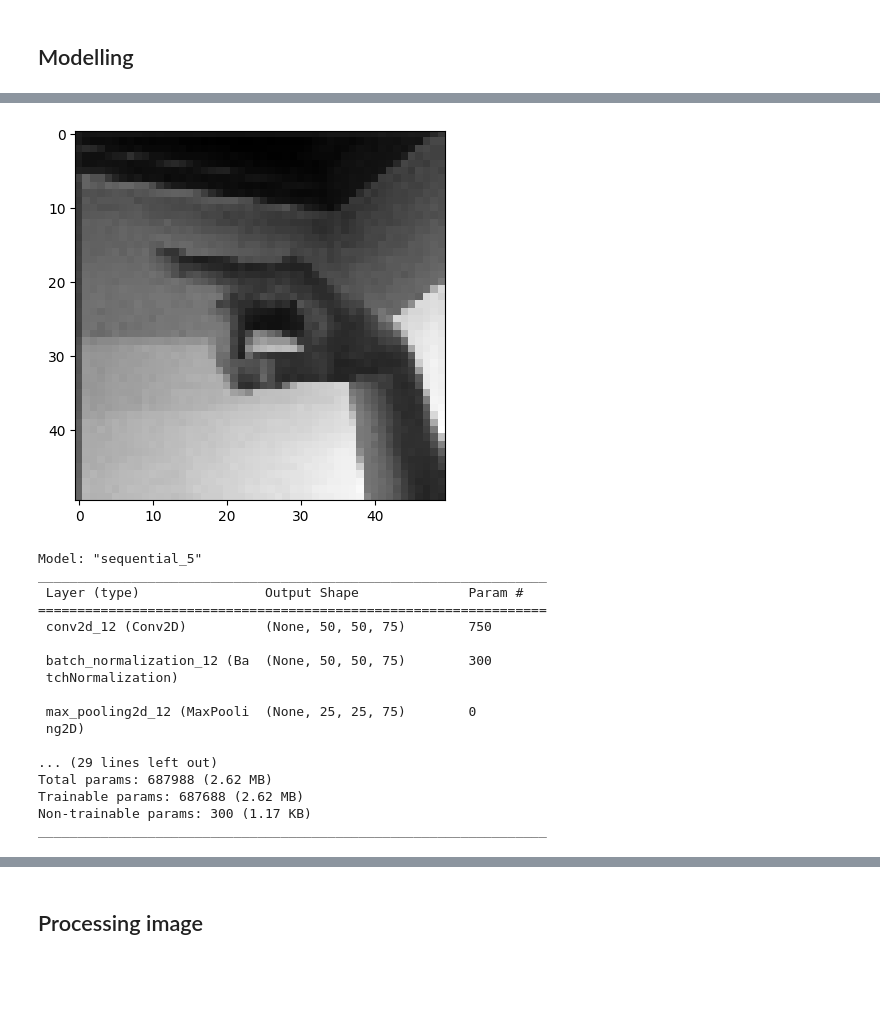
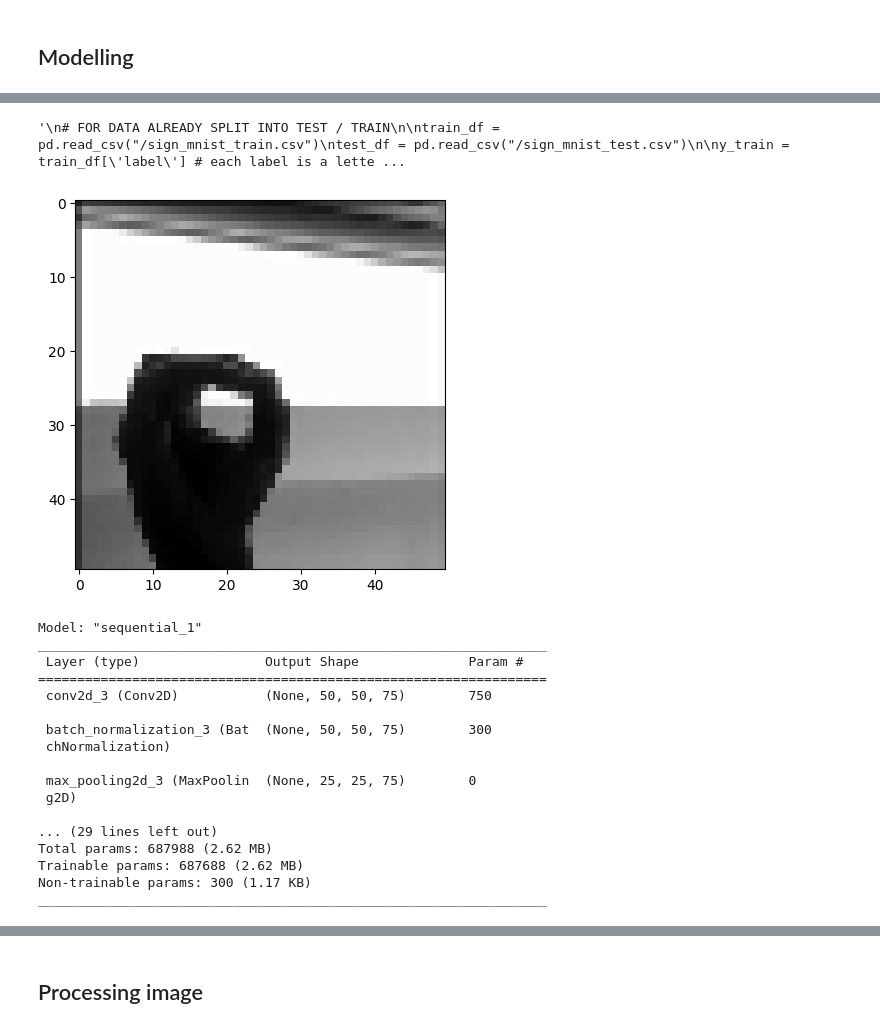
Before and after one commit to nqvm/stupid-reliable-leech, a Jupyter notebook: Durhack23.ipynb, the cells around one changed output, grey strips where cells are left out. Cells and saved outputs as stored; diff of their text form; code cells hidden in the pictures; blank space fills up the shorter version.

```diff
--- a/Durhack23.ipynb
+++ b/Durhack23.ipynb
@@ -122,11 +136,14 @@ x_test = test_df.values
 # reshape so model understands input
 x_train = x_train.reshape(-1,28,28,1)
 x_test = x_test.reshape(-1,28,28,1)
+'''
+# %% [output]
+'\n# FOR DATA ALREADY SPLIT INTO TEST / TRAIN\n\ntrain_df = pd.read_csv("/sign_mnist_train.csv")\ntest_df = pd.read_csv("/sign_mnist_test.csv")\n\ny_train = train_df[\'label\'] # each label is a lette ...
 # %%
-plt.imshow(x_train[6][:,:,0], cmap = 'gray')
+plt.imshow(x_train[57][:,:,0], cmap = 'gray')
 plt.show()
 # %% [output]
-[figure, old version]
+[figure, new version]
 # %%
 # With data augmentation (adding noise + transformation) to prevent overfitting & make more realistic
 
@@ -174,21 +191,20 @@ model.add(Dropout(0.3))
 model.add(Dense(units = 27 , activation = 'softmax'))
 # %%
 # Compile the model
-model.compile(optimizer = 'adam' , loss = 'sparse_categorical_crossentropy' , metrics = ['accuracy'])
-# changed loss to sparse version, to avoid having to use one-hot values
+model.compile(optimizer = 'adam' , loss = 'categorical_crossentropy' , metrics = ['accuracy'])
 model.summary()
 # %% [output]
-Model: "sequential_5"
+Model: "sequential_1"
 _________________________________________________________________
  Layer (type)                Output Shape              Param #
 =================================================================
- conv2d_12 (Conv2D)          (None, 50, 50, 75)        750
+ conv2d_3 (Conv2D)           (None, 50, 50, 75)        750
 
- batch_normalization_12 (Ba  (None, 50, 50, 75)        300
- tchNormalization)
+ batch_normalization_3 (Bat  (None, 50, 50, 75)        300
+ chNormalization)
 
- max_pooling2d_12 (MaxPooli  (None, 25, 25, 75)        0
- ng2D)
+ max_pooling2d_3 (MaxPoolin  (None, 25, 25, 75)        0
+ g2D)
 
 ... (29 lines left out)
 Total params: 687988 (2.62 MB)
```
Also changed, not shown: parts of 10 cells of this notebook, 1 other file.
